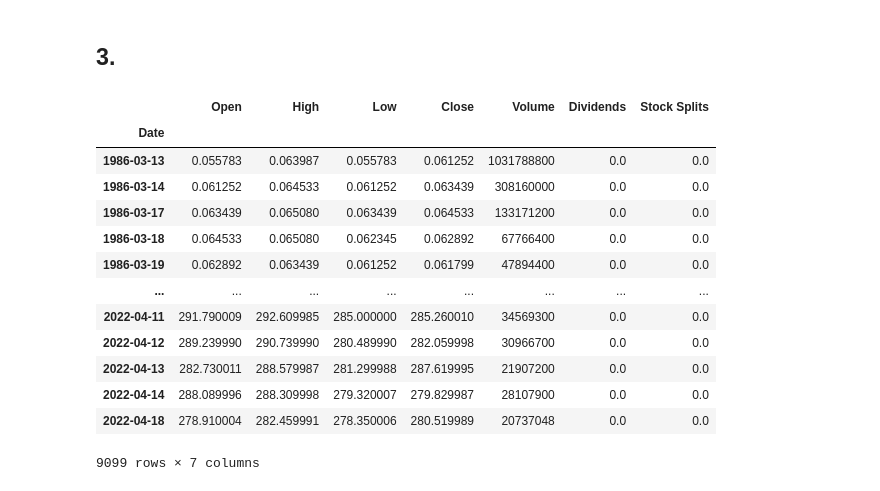
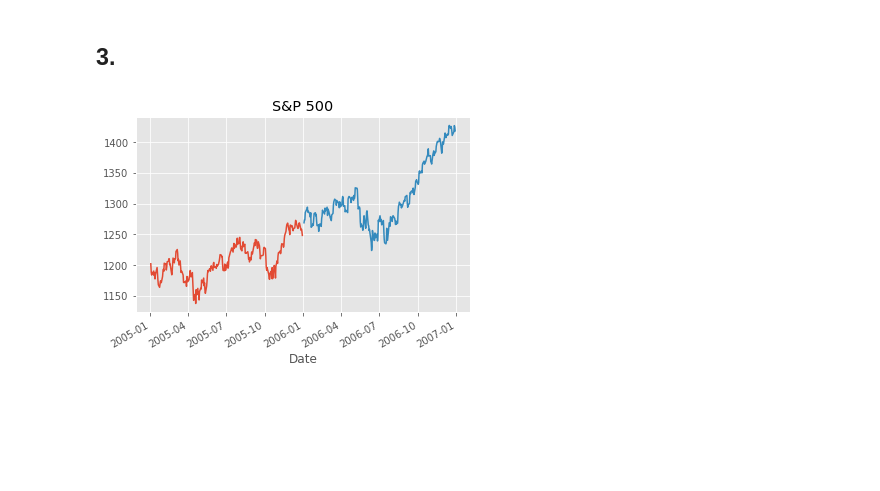
Before and after one commit to scardenol/proc_est2, a Jupyter notebook: edes.ipynb, the cells around one changed output. Drawn from its saved outputs; the diff is of its cells as text; code cells hidden in the pictures; blank space fills up the shorter version.

```diff
--- a/edes.ipynb
+++ b/edes.ipynb
@@ -287,30 +302,19 @@ plt.legend(['experimental', 'teórica'])
 # %% [markdown]
 ## 3.
-# %%
-# yfinance package de https://pypi.org/project/yfinance/
-
-import yfinance as yf
-
-msft = yf.Ticker("MSFT")
-
-# get stock info
-msft.info
-
-# get historical market data
-hist = msft.history(period="max")
-hist
-# %% [output]
-|  | Open | High | Low | Close | Volume | Dividends | Stock Splits |
-| Date |  |  |  |  |  |  |  |
-| 1986-03-13 | 0.055783 | 0.063987 | 0.055783 | 0.061252 | 1031788800 | 0.0 | 0.0 |
-| 1986-03-14 | 0.061252 | 0.064533 | 0.061252 | 0.063439 | 308160000 | 0.0 | 0.0 |
-| 1986-03-17 | 0.063439 | 0.065080 | 0.063439 | 0.064533 | 133171200 | 0.0 | 0.0 |
-| 1986-03-18 | 0.064533 | 0.065080 | 0.062345 | 0.062892 | 67766400 | 0.0 | 0.0 |
-| 1986-03-19 | 0.062892 | 0.063439 | 0.061252 | 0.061799 | 47894400 | 0.0 | 0.0 |
-| ... | ... | ... | ... | ... | ... | ... | ... |
-| 2022-04-11 | 291.790009 | 292.609985 | 285.000000 | 285.260010 | 34569300 | 0.0 | 0.0 |
-| 2022-04-12 | 289.239990 | 290.739990 | 280.489990 | 282.059998 | 30966700 | 0.0 | 0.0 |
-| 2022-04-13 | 282.730011 | 288.579987 | 281.299988 | 287.619995 | 21907200 | 0.0 | 0.0 |
-| 2022-04-14 | 288.089996 | 288.309998 | 279.320007 | 279.829987 | 28107900 | 0.0 | 0.0 |
-| 2022-04-18 | 278.910004 | 282.459991 | 278.350006 | 280.519989 | 20737048 | 0.0 | 0.0 |
-9099 rows × 7 columns
+# %%
+# yfinance package de https://pypi.org/project/yfinance/
+
+import yfinance as yf
+stock = "^GSPC"
+name = "S&P 500"
+
+train = yf.download(stock, start="2005-01-01", end="2005-12-31", progress=False)
+train = train["Close"]
+
+test = yf.download(stock, start="2006-01-01", end="2006-12-31", progress=False)
+test = test["Close"]
+
+train.plot(title=name);
+test.plot(title=name);
+# %% [output]
+[figure, added]
```
Also changed, not shown: parts of 21 cells of this notebook.
